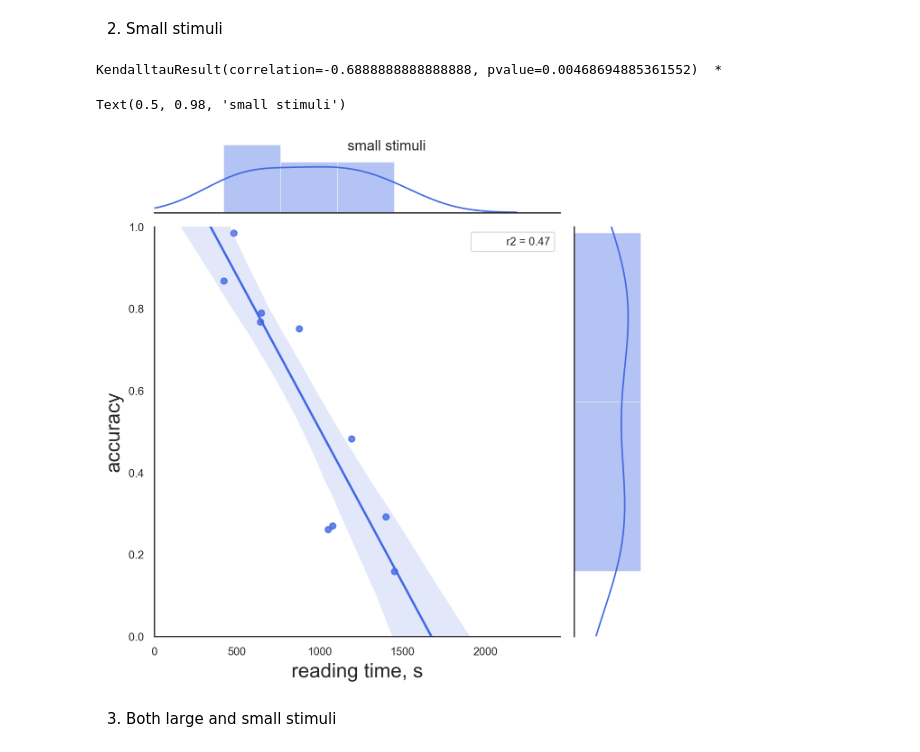
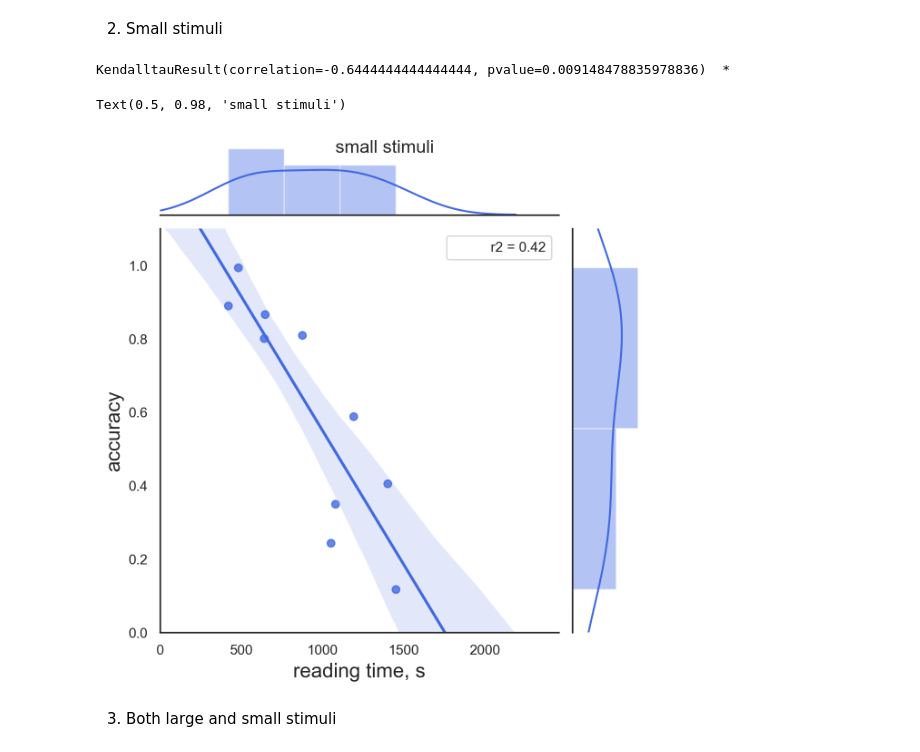
Before and after one commit to eegdude/erp_analysis, a Jupyter notebook: classification.ipynb, the cells around one changed output. Cells and saved outputs as stored; diff of their text form; code cells hidden in the pictures.

Commit message:
New classification results

```diff
--- a/classification.ipynb
+++ b/classification.ipynb
@@ -35,6 +35,6 @@ Load dataset into memory (when short on memory, use preload=False):
 # %%
 %%time
 ds = dataset.DatasetReader(data_path=folders.database_path, preload=True) # load dataset into memory
-ds.preprocessed_db = cf.preproc_pipe.fit_transform(X=ds.create_mne_epochs_from_subset(ds.markup)._data, y=None) # Create downsampled and transformed dataset for classification
+ds.feature_vectors_db = cf.preproc_pipe.fit_transform(X=ds.create_mne_epochs_from_subset(ds.markup).crop(tmin=0)._data, y=None) # Create downsampled and transformed dataset for classification
 print()
 # %% [output]
@@ -286,13 +283,13 @@ Text(0.5, 0.98, 'large stimuli')
 # %%
 g = sns.jointplot (x=reading_time, y=small_blind, kind='reg', stat_func=cf.r2, color=constants.plot_colors['blind'])
 sns.utils.axlabel(xlabel='reading time, s', ylabel="accuracy", fontsize=16) #convert to speed
 g.ax_marg_x.set_xlim(-1)
-g.ax_marg_y.set_ylim(0, 1)
+g.ax_marg_y.set_ylim(0, 1.1)
 plt.suptitle('small stimuli')
 # %% [output]
-KendalltauResult(correlation=-0.6888888888888888, pvalue=0.00468694885361552)  *
+KendalltauResult(correlation=-0.6444444444444444, pvalue=0.009148478835978836)  *
 Text(0.5, 0.98, 'small stimuli')
-[figure, old version]
+[figure, new version]
 # %% [markdown]
 3. Both large and small stimuli
 # %%
```
Also changed, not shown: parts of 20 cells of this notebook.
